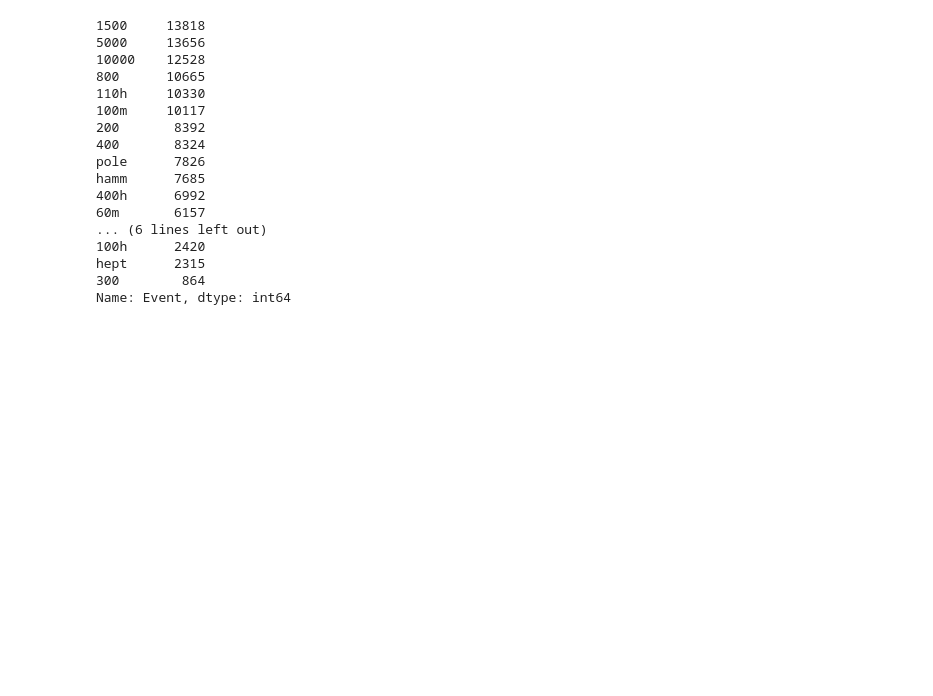
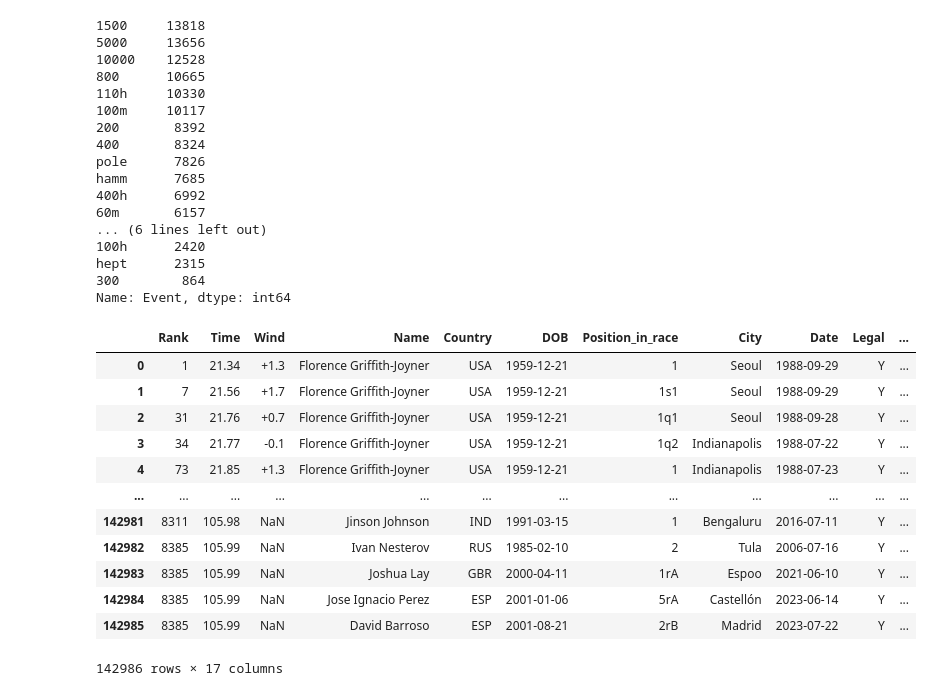
Before and after one commit to jacobvee/track_and_field, a Jupyter notebook: track_and_field_project.ipynb, the cells around one changed output. Saved outputs shown, nothing was run; the diff lists cells and outputs as text; code cells hidden in the pictures; blank space fills up the shorter version.

Commit message:
track/field variable

```diff
--- a/track_and_field_project.ipynb
+++ b/track_and_field_project.ipynb
@@ -434,3 +434,21 @@ hamm      7685
 hept      2315
 300        864
 Name: Event, dtype: int64
+# %%
+combined_all['Track/Field'] = combined_all['Event'].apply(lambda x: 'Track' if any(char.isdigit() for char in x) else 'Field')
+# %%
+combined_all
+# %% [output]
+|  | Rank | Time | Wind | Name | Country | DOB | Position_in_race | City | Date | Legal | ... |
+| 0 | 1 | 21.34 | +1.3 | Florence Griffith-Joyner | USA | 1959-12-21 | 1 | Seoul | 1988-09-29 | Y | ... |
+| 1 | 7 | 21.56 | +1.7 | Florence Griffith-Joyner | USA | 1959-12-21 | 1s1 | Seoul | 1988-09-29 | Y | ... |
+| 2 | 31 | 21.76 | +0.7 | Florence Griffith-Joyner | USA | 1959-12-21 | 1q1 | Seoul | 1988-09-28 | Y | ... |
+| 3 | 34 | 21.77 | -0.1 | Florence Griffith-Joyner | USA | 1959-12-21 | 1q2 | Indianapolis | 1988-07-22 | Y | ... |
+| 4 | 73 | 21.85 | +1.3 | Florence Griffith-Joyner | USA | 1959-12-21 | 1 | Indianapolis | 1988-07-23 | Y | ... |
+| ... | ... | ... | ... | ... | ... | ... | ... | ... | ... | ... | ... |
+| 142981 | 8311 | 105.98 | NaN | Jinson Johnson | IND | 1991-03-15 | 1 | Bengaluru | 2016-07-11 | Y | ... |
+| 142982 | 8385 | 105.99 | NaN | Ivan Nesterov | RUS | 1985-02-10 | 2 | Tula | 2006-07-16 | Y | ... |
+| 142983 | 8385 | 105.99 | NaN | Joshua Lay | GBR | 2000-04-11 | 1rA | Espoo | 2021-06-10 | Y | ... |
+| 142984 | 8385 | 105.99 | NaN | Jose Ignacio Perez | ESP | 2001-01-06 | 5rA | Castellón | 2023-06-14 | Y | ... |
+| 142985 | 8385 | 105.99 | NaN | David Barroso | ESP | 2001-08-21 | 2rB | Madrid | 2023-07-22 | Y | ... |
+142986 rows × 17 columns
```
